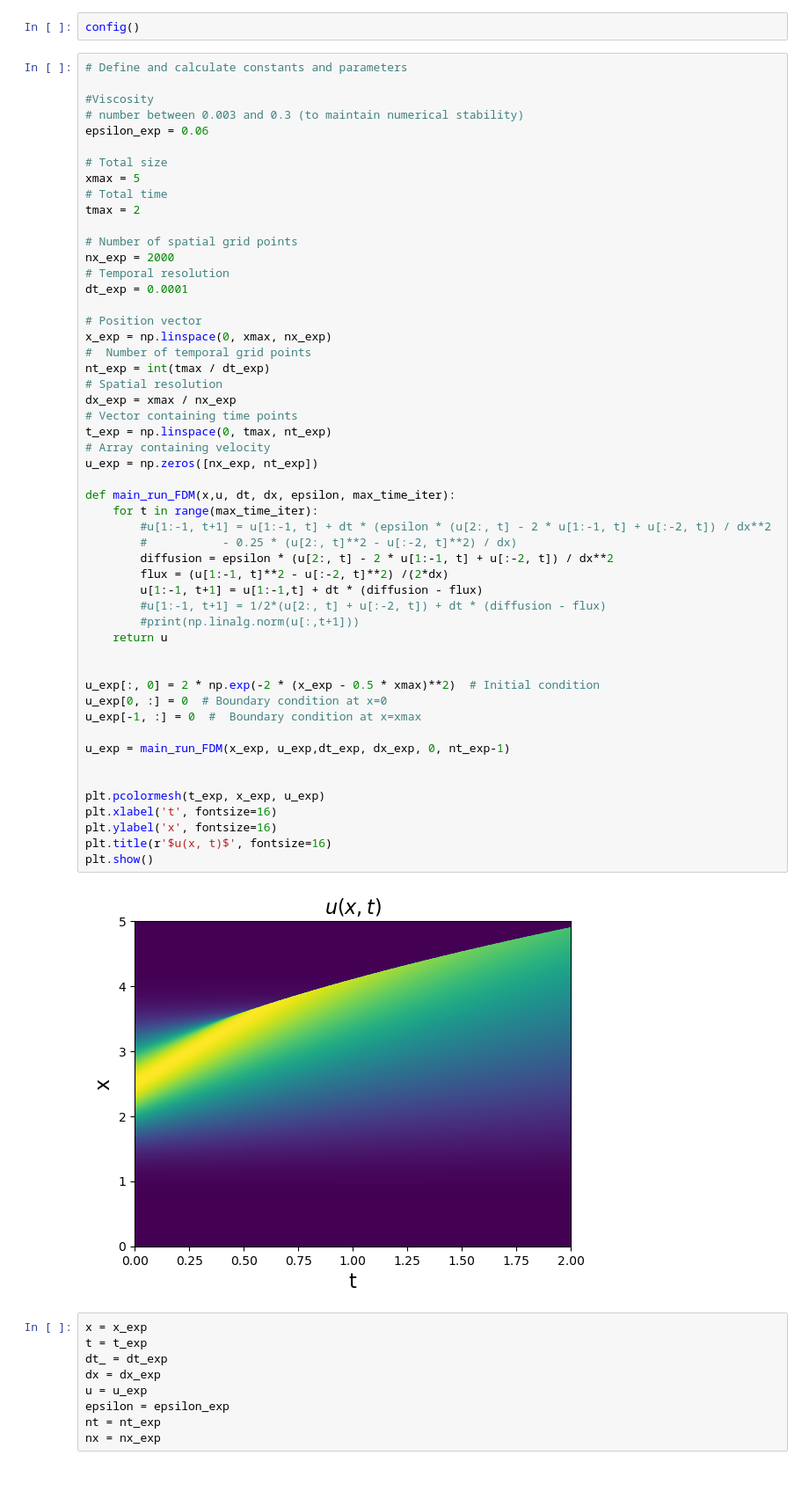
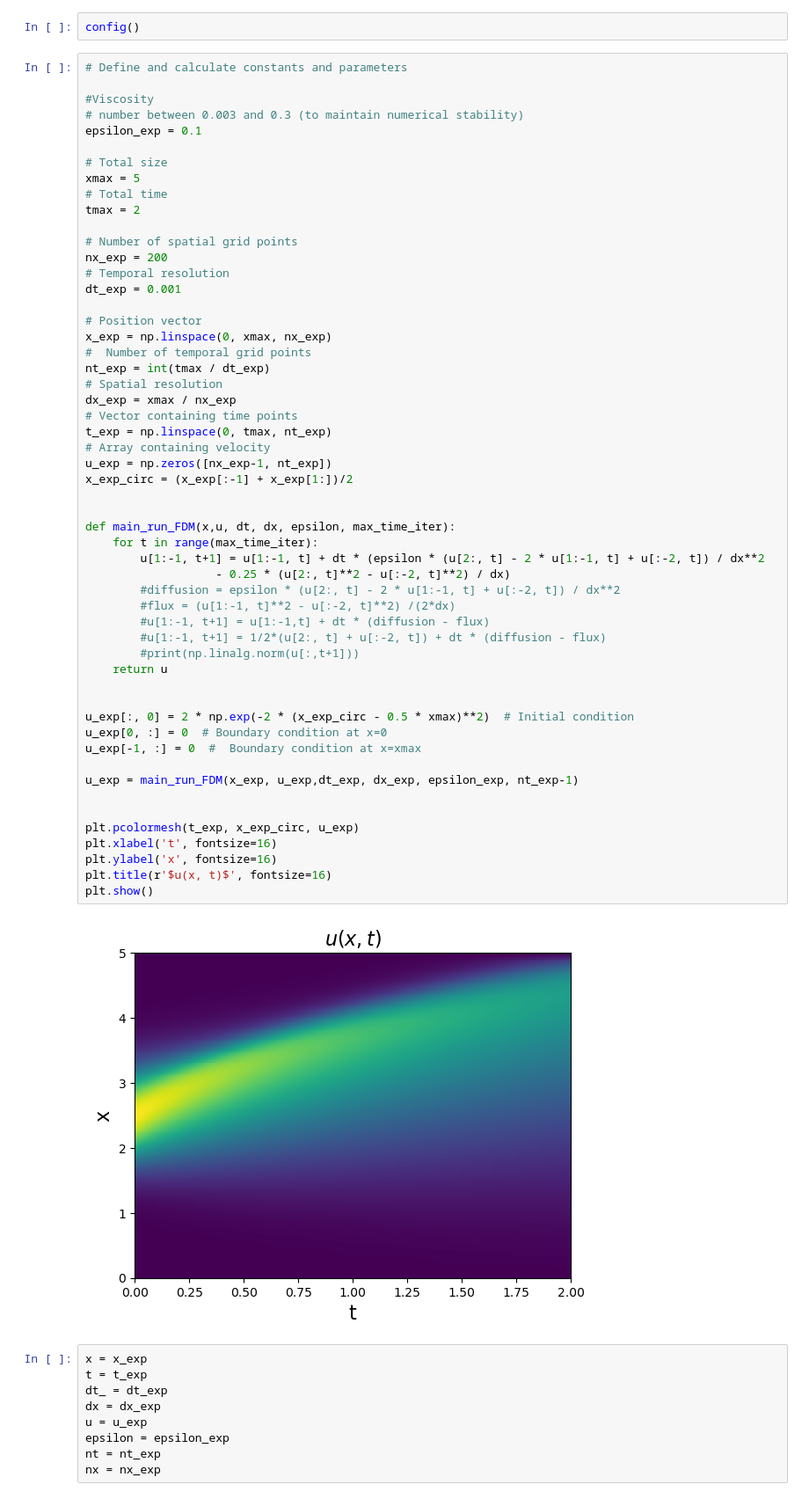
Before and after one commit to cpml-au/dctkit, a Jupyter notebook: examples/burgers_comparison.ipynb, the cells around one changed output. Shown at 88% size. Drawn from its saved outputs; the diff is of its cells as text.

```diff
--- a/examples/burgers_comparison.ipynb
+++ b/examples/burgers_comparison.ipynb
@@ -16,7 +16,7 @@ config()
 
 #Viscosity
 # number between 0.003 and 0.3 (to maintain numerical stability)
-epsilon_exp = 0.06
+epsilon_exp = 0.1
 
 # Total size
 xmax = 5
@@ -24,47 +24,49 @@ xmax = 5
 tmax = 2
 
 # Number of spatial grid points
-nx_exp = 2000
+nx_exp = 200
 # Temporal resolution
-dt_exp = 0.0001
+dt_exp = 0.001
 
 # Position vector
 x_exp = np.linspace(0, xmax, nx_exp)
 #  Number of temporal grid points
 nt_exp = int(tmax / dt_exp)
 # Spatial resolution
 dx_exp = xmax / nx_exp
 # Vector containing time points
 t_exp = np.linspace(0, tmax, nt_exp)
 # Array containing velocity
-u_exp = np.zeros([nx_exp, nt_exp])
+u_exp = np.zeros([nx_exp-1, nt_exp])
+x_exp_circ = (x_exp[:-1] + x_exp[1:])/2
+
 
 def main_run_FDM(x,u, dt, dx, epsilon, max_time_iter):
     for t in range(max_time_iter):
-        #u[1:-1, t+1] = u[1:-1, t] + dt * (epsilon * (u[2:, t] - 2 * u[1:-1, t] + u[:-2, t]) / dx**2
-        #           - 0.25 * (u[2:, t]**2 - u[:-2, t]**2) / dx)
-        diffusion = epsilon * (u[2:, t] - 2 * u[1:-1, t] + u[:-2, t]) / dx**2
-        flux = (u[1:-1, t]**2 - u[:-2, t]**2) /(2*dx)
-        u[1:-1, t+1] = u[1:-1,t] + dt * (diffusion - flux)
+        u[1:-1, t+1] = u[1:-1, t] + dt * (epsilon * (u[2:, t] - 2 * u[1:-1, t] + u[:-2, t]) / dx**2
+                   - 0.25 * (u[2:, t]**2 - u[:-2, t]**2) / dx)
+        #diffusion = epsilon * (u[2:, t] - 2 * u[1:-1, t] + u[:-2, t]) / dx**2
+        #flux = (u[1:-1, t]**2 - u[:-2, t]**2) /(2*dx)
+        #u[1:-1, t+1] = u[1:-1,t] + dt * (diffusion - flux)
         #u[1:-1, t+1] = 1/2*(u[2:, t] + u[:-2, t]) + dt * (diffusion - flux)
         #print(np.linalg.norm(u[:,t+1]))
     return u
 
 
-u_exp[:, 0] = 2 * np.exp(-2 * (x_exp - 0.5 * xmax)**2)  # Initial condition
+u_exp[:, 0] = 2 * np.exp(-2 * (x_exp_circ - 0.5 * xmax)**2)  # Initial condition
 u_exp[0, :] = 0  # Boundary condition at x=0
 u_exp[-1, :] = 0  #  Boundary condition at x=xmax
 
-u_exp = main_run_FDM(x_exp, u_exp,dt_exp, dx_exp, 0, nt_exp-1)
+u_exp = main_run_FDM(x_exp, u_exp,dt_exp, dx_exp, epsilon_exp, nt_exp-1)
 
 
-plt.pcolormesh(t_exp, x_exp, u_exp)
+plt.pcolormesh(t_exp, x_exp_circ, u_exp)
 plt.xlabel('t', fontsize=16)
 plt.ylabel('x', fontsize=16)
 plt.title(r'$u(x, t)$', fontsize=16)
 plt.show()
 # %% [output]
-[figure, old version]
+[figure, new version]
 # %%
 x = x_exp
 t = t_exp
```
Also changed, not shown: parts of 5 cells of this notebook, 2 other files.
